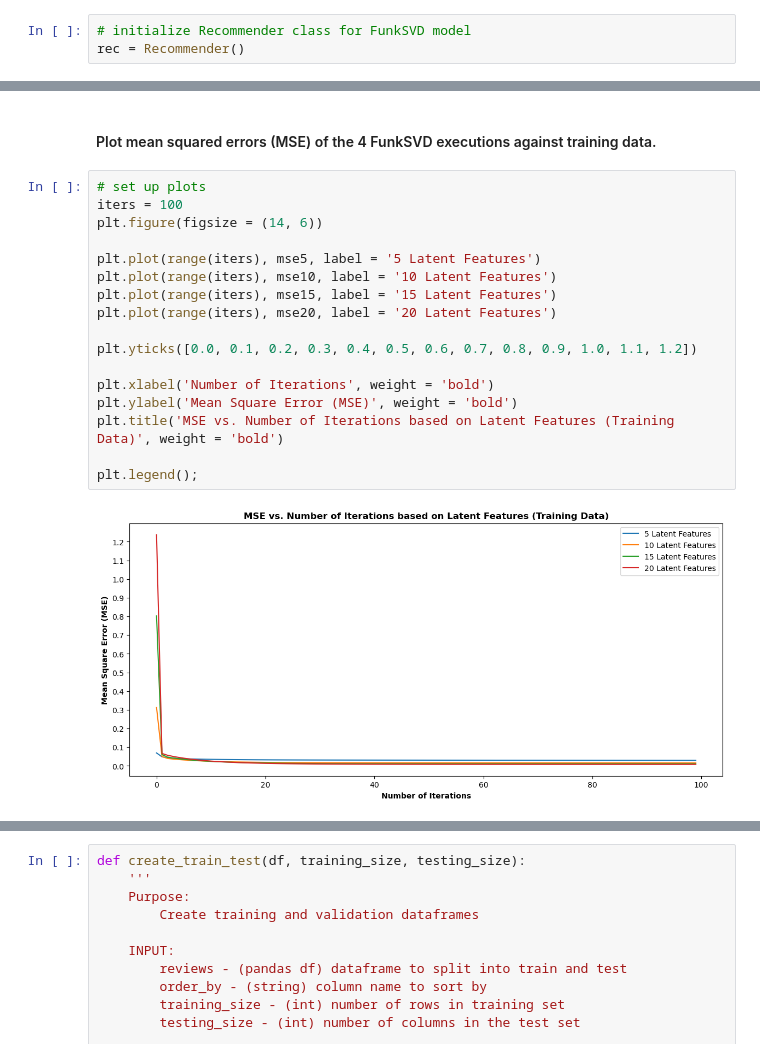
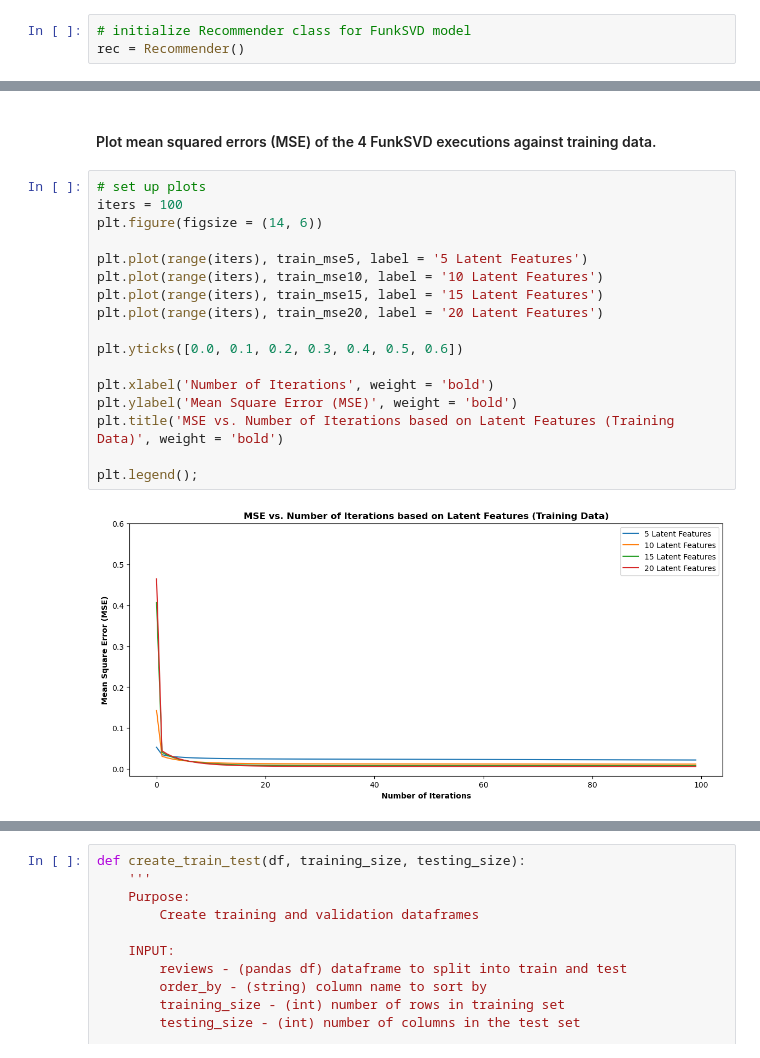
Before and after one commit to mmascaro864/capstone, a Jupyter notebook: starbucks_capstone.ipynb, the cells around one changed output, grey strips where cells are left out. Drawn from its saved outputs; the diff is of its cells as text.

```diff
--- a/starbucks_capstone.ipynb
+++ b/starbucks_capstone.ipynb
@@ -851,24 +852,24 @@ Iterations | Mean Squared Error
-# %% [markdown]
-#### Plot mean squared errors (MSE) of the 4 FunkSVD executions against training data.
+# %% [markdown]
+#### Plot mean squared errors (MSE) of the 4 FunkSVD executions against training data.
 # %%
 # set up plots
 iters = 100
 plt.figure(figsize = (14, 6))
 
-plt.plot(range(iters), mse5, label = '5 Latent Features')
-plt.plot(range(iters), mse10, label = '10 Latent Features')
-plt.plot(range(iters), mse15, label = '15 Latent Features')
-plt.plot(range(iters), mse20, label = '20 Latent Features')
+plt.plot(range(iters), train_mse5, label = '5 Latent Features')
+plt.plot(range(iters), train_mse10, label = '10 Latent Features')
+plt.plot(range(iters), train_mse15, label = '15 Latent Features')
+plt.plot(range(iters), train_mse20, label = '20 Latent Features')
 
-plt.yticks([0.0, 0.1, 0.2, 0.3, 0.4, 0.5, 0.6, 0.7, 0.8, 0.9, 1.0, 1.1, 1.2])
+plt.yticks([0.0, 0.1, 0.2, 0.3, 0.4, 0.5, 0.6])
 
 plt.xlabel('Number of Iterations', weight = 'bold')
 plt.ylabel('Mean Square Error (MSE)', weight = 'bold')
 plt.title('MSE vs. Number of Iterations based on Latent Features (Training Data)', weight = 'bold')
 
 plt.legend();
 # %% [output]
-[figure, old version]
+[figure, new version]
 # %%
 # predict reaction for customer_id / offer_id according to FunkSVD on training data
 customer_id = 13234
```
Also changed, not shown: parts of 19 cells of this notebook, 1 other file.
